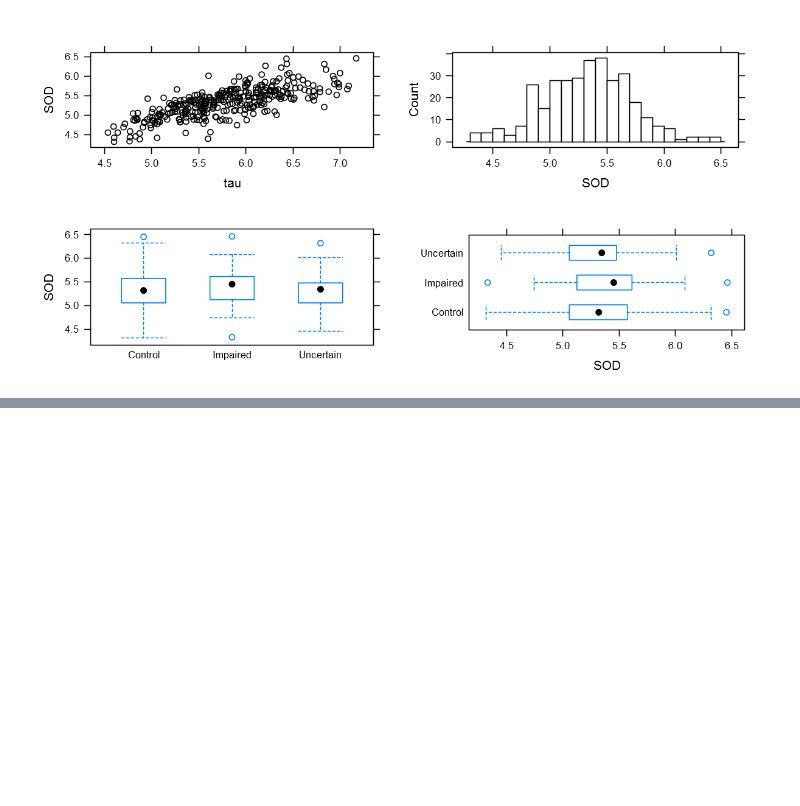
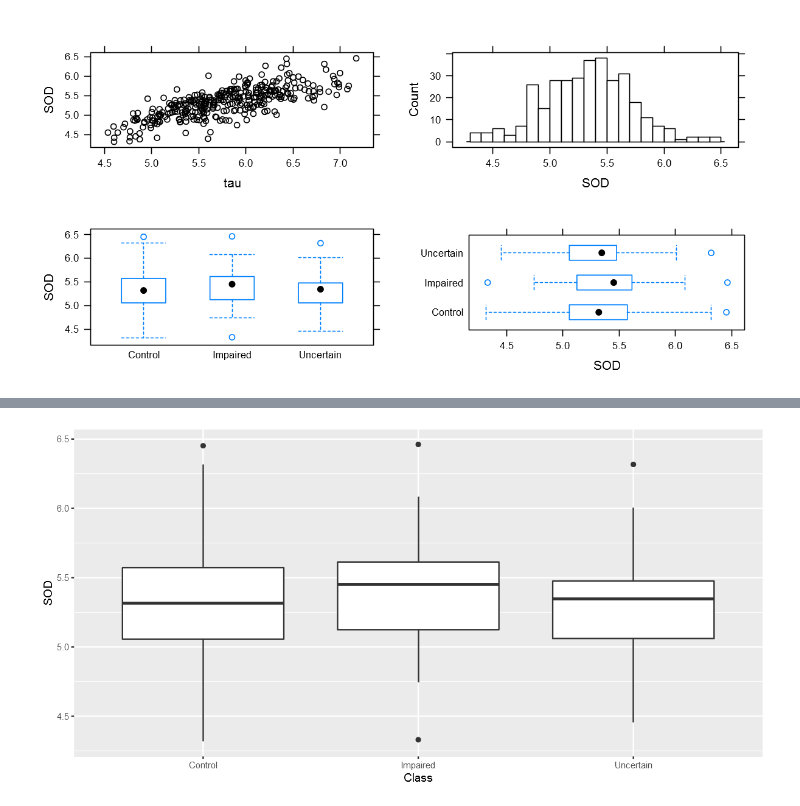
Before and after one commit to caixunbao/GitHubCXB, a Jupyter notebook: R/ggplot2/R语言数据可视化之美/第1章 R语言编程与绘图基础/001.图1-5-1 数据可视化基础.ipynb, the cells around one changed output, grey strips where cells are left out. Cells and saved outputs as stored; diff of their text form; code cells hidden in the pictures; blank space fills up the shorter version.

```diff
--- a/R/ggplot2/R语言数据可视化之美/第1章 R语言编程与绘图基础/001.图1-5-1 数据可视化基础.ipynb
+++ b/R/ggplot2/R语言数据可视化之美/第1章 R语言编程与绘图基础/001.图1-5-1 数据可视化基础.ipynb
@@ -57,0 +74,6 @@ grid.arrange(p1,p2,p3,p4,ncol=2)
+# %%
+p3<-ggplot(data = df,mapping = aes(x = Class,y = SOD))+
+    geom_boxplot()
+p3
+# %% [output]
+[figure, added]
```
Also changed, not shown: parts of 5 cells of this notebook.
